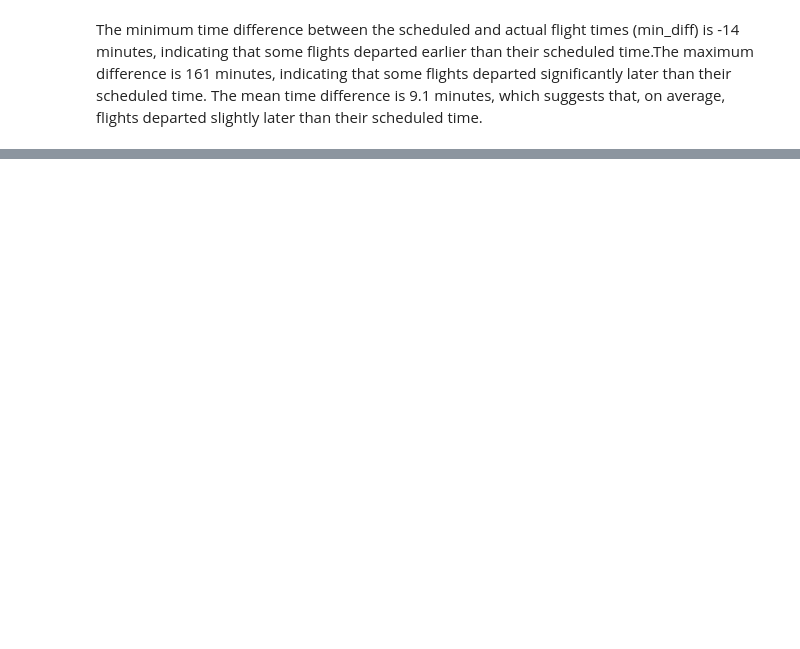
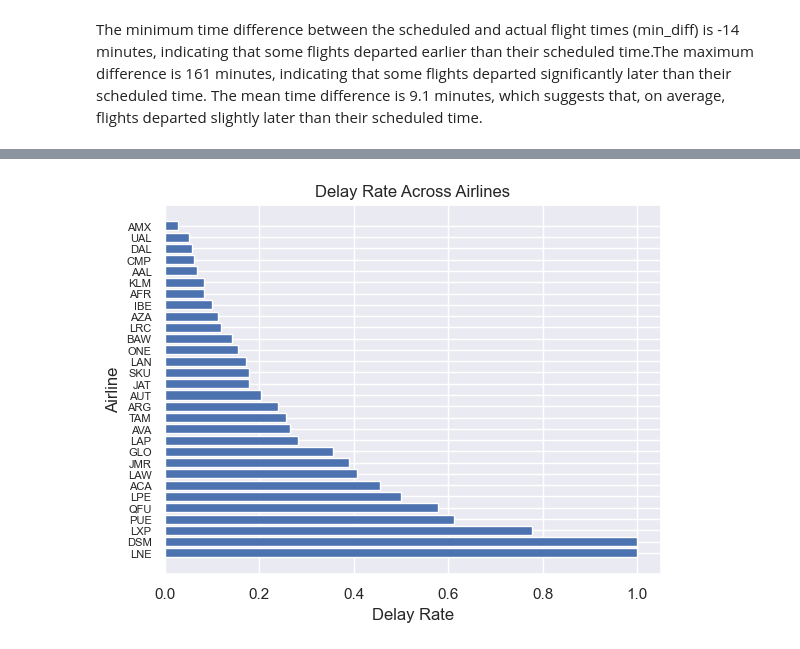
Before and after one commit to pedrocwb/latam, a Jupyter notebook: solution.ipynb, the cells around one changed output, grey strips where cells are left out. Drawn from its saved outputs; the diff is of its cells as text; code cells hidden in the pictures; blank space fills up the shorter version.

```diff
--- a/solution.ipynb
+++ b/solution.ipynb
@@ -902,0 +746,29 @@ df.groupby(
+# %%
+def get_delay_rates(variable):
+    df_by_var = df.groupby(variable)
+    total_flights = df_by_var.size()
+
+    delayed_flights = df_by_var["delay_15"].sum()
+    delay_rate = delayed_flights / total_flights
+    delay_rate = delay_rate.sort_values(ascending=False)
+
+    return delayed_flights, total_flights, delay_rate
+
+def barplot_delay_rate(delay_rate, title, x_label, y_label):
+
+    plt.barh(y=delay_rate.index, width=delay_rate.values, )
+
+    plt.title(title)
+    plt.xlabel(x_label)
+    plt.ylabel(y_label)
+    plt.yticks(size=8);
+
+def scatter_total_flights_delay_rate(total_flights, delay_rate):
+    plt.scatter(total_flights, delay_rate)
+
+    # set labels and title
+    plt.xlabel('Total Flights')
+    plt.ylabel('Delay Rate')
+    plt.title('Relationship between Total Flights and Delay Rate')
+# %%
+delayed_flights, total_flights, delay_rate = get_delay_rates("Emp-I")
@@ -902,0 +795,4 @@ df.groupby(
+# %%
+barplot_delay_rate(delay_rate, "Delay Rate Across Airlines", "Delay Rate", "Airline")
+# %% [output]
+[figure, added]
```
Also changed, not shown: parts of 175 cells of this notebook, 3 other files.
